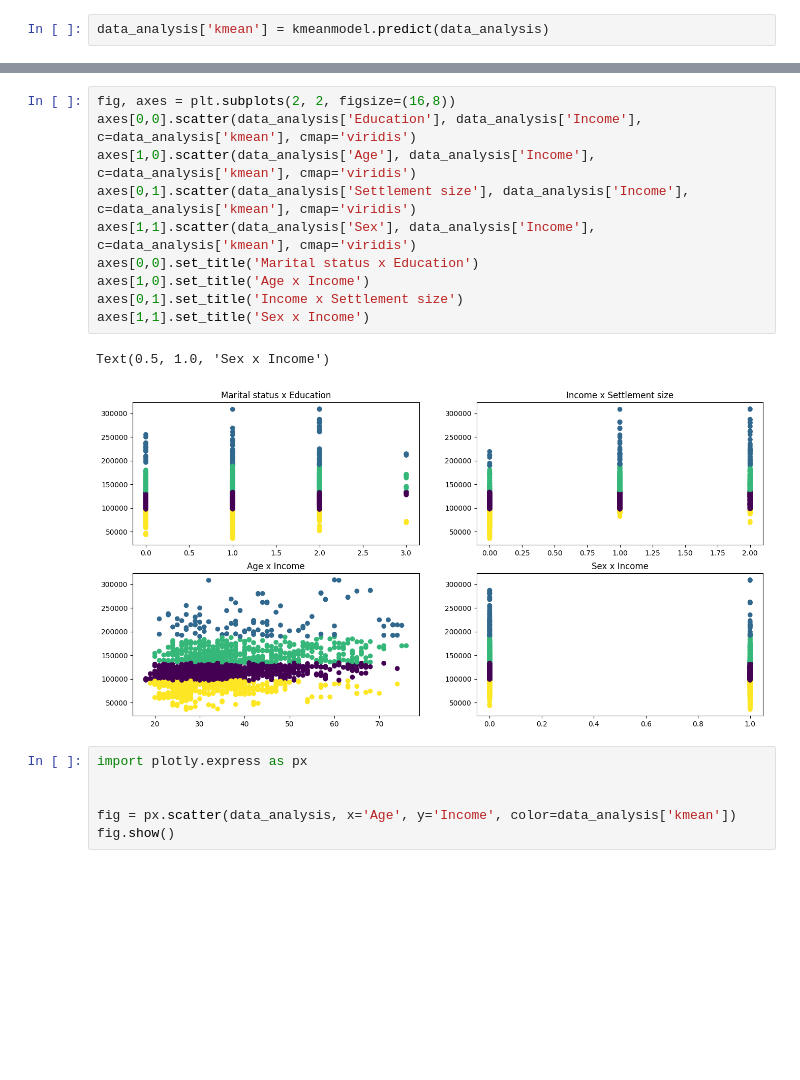
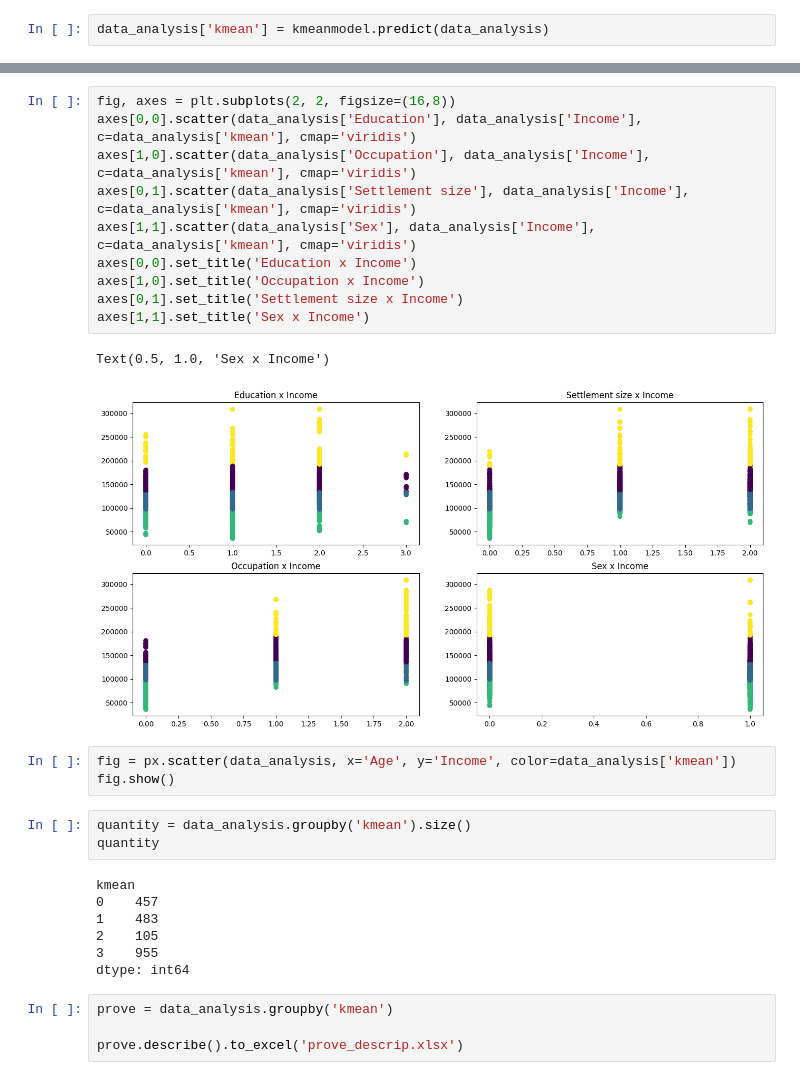
Before and after one commit to Hugo-magalhaes/Data-Science, a Jupyter notebook: supermercado/supermercado.ipynb, the cells around one changed output, grey strips where cells are left out. Saved outputs shown, nothing was run; the diff lists cells and outputs as text; blank space fills up the shorter version.

```diff
--- a/supermercado/supermercado.ipynb
+++ b/supermercado/supermercado.ipynb
@@ -105,19 +115,30 @@ Text(0.5, 1.0, 'Sex x Marital status')
 # %%
 fig, axes = plt.subplots(2, 2, figsize=(16,8))
 axes[0,0].scatter(data_analysis['Education'], data_analysis['Income'], c=data_analysis['kmean'], cmap='viridis')
-axes[1,0].scatter(data_analysis['Age'], data_analysis['Income'], c=data_analysis['kmean'], cmap='viridis')
+axes[1,0].scatter(data_analysis['Occupation'], data_analysis['Income'], c=data_analysis['kmean'], cmap='viridis')
 axes[0,1].scatter(data_analysis['Settlement size'], data_analysis['Income'], c=data_analysis['kmean'], cmap='viridis')
 axes[1,1].scatter(data_analysis['Sex'], data_analysis['Income'], c=data_analysis['kmean'], cmap='viridis')
-axes[0,0].set_title('Marital status x Education')
-axes[1,0].set_title('Age x Income')
-axes[0,1].set_title('Income x Settlement size')
+axes[0,0].set_title('Education x Income')
+axes[1,0].set_title('Occupation x Income')
+axes[0,1].set_title('Settlement size x Income')
 axes[1,1].set_title('Sex x Income')
 # %% [output]
 Text(0.5, 1.0, 'Sex x Income')
-[figure, old version]
+[figure, new version]
 # %%
-import plotly.express as px
-
-
 fig = px.scatter(data_analysis, x='Age', y='Income', color=data_analysis['kmean'])
 fig.show()
+# %%
+quantity = data_analysis.groupby('kmean').size()
+quantity
+# %% [output]
+kmean
+0    457
+1    483
+2    105
+3    955
+dtype: int64
+# %%
+prove = data_analysis.groupby('kmean')
+
+prove.describe().to_excel('prove_descrip.xlsx')
```
Also changed, not shown: parts of 11 cells of this notebook, 1 other file.
